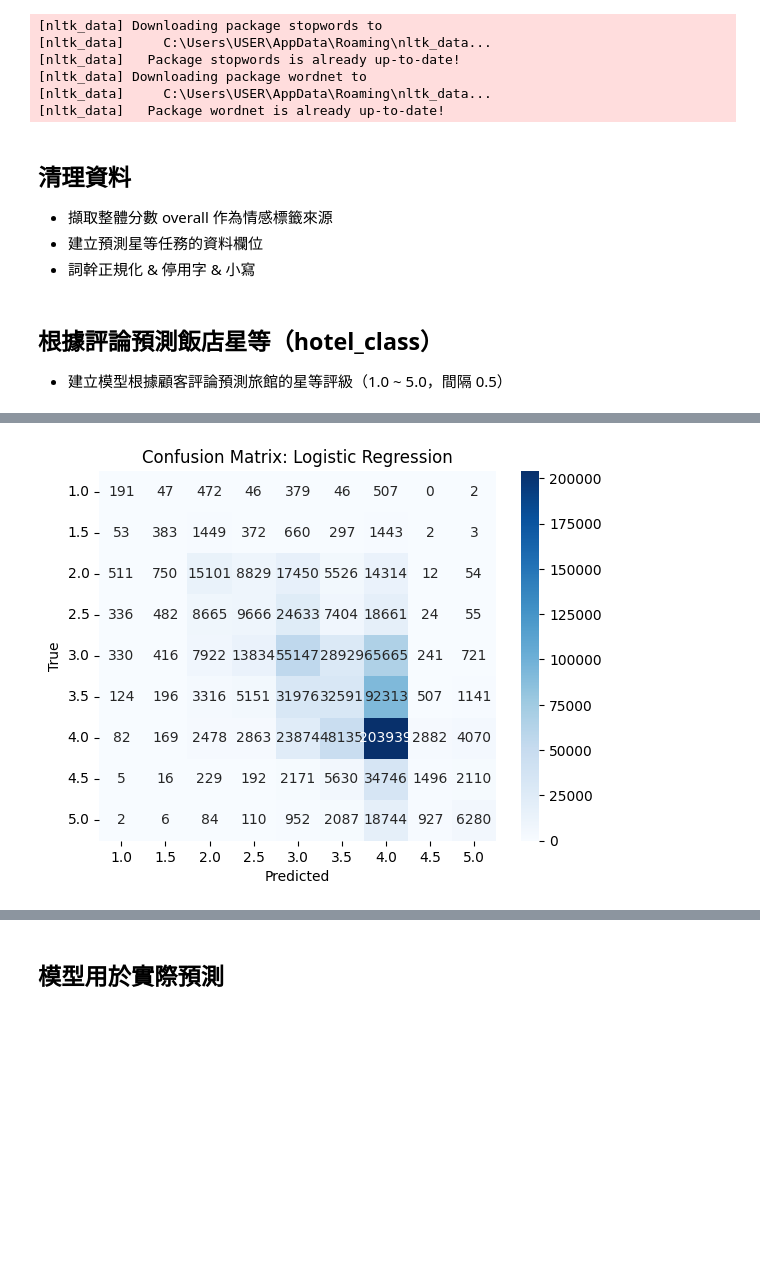
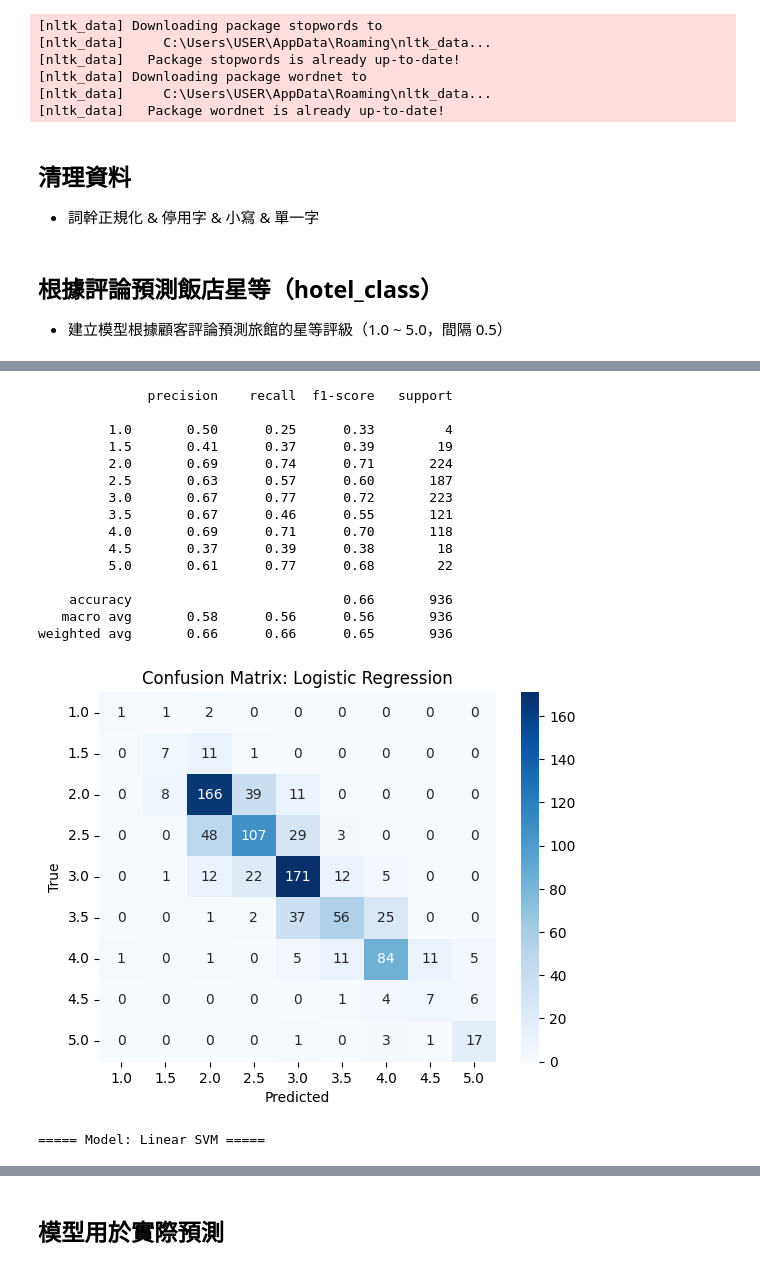
Before and after one commit to RyonnKuo/hotel-ranking-predict-with-reviews, a Jupyter notebook: predictHotelRankingWithText.ipynb, the cells around one changed output, grey strips where cells are left out. Drawn from its saved outputs; the diff is of its cells as text; code cells hidden in the pictures; blank space fills up the shorter version.

Commit message:
LDA & predict hotel_class

```diff
--- a/predictHotelRankingWithText.ipynb
+++ b/predictHotelRankingWithText.ipynb
@@ -34,21 +35,9 @@ merged = review.merge(offering, left_on='offering_id', right_on='id', suffixes=(
 [nltk_data]   Package wordnet is already up-to-date!
 # %% [markdown]
 ## 清理資料
-- 擷取整體分數 overall 作為情感標籤來源
-- 建立預測星等任務的資料欄位
-- 詞幹正規化 & 停用字 & 小寫
+- 詞幹正規化 & 停用字 & 小寫 & 單一字
 # %%
-def extract_overall(r):
-    try:
-        return ast.literal_eval(r).get('overall', None)
-    except:
-        return None
-
-merged['overall_rating'] = merged['ratings'].apply(extract_overall)
-
-
 merged['text'] = merged['text'].astype(str)
-
 lemmatizer = WordNetLemmatizer()
 stop_words = set(stopwords.words('english'))
 
@@ -56,7 +45,7 @@ def preprocess(text):
     text = text.lower()
     text = re.sub(r'[^a-z ]', ' ', text)
     tokens = text.split()
-    tokens = [lemmatizer.lemmatize(word) for word in tokens if word not in stop_words]
+    tokens = [lemmatizer.lemmatize(word) for word in tokens if word not in stop_words and len(word)>1]
     return ' '.join(tokens)
 
 merged['clean_text'] = merged['text'].apply(preprocess)
@@ -66,32 +55,54 @@ merged['clean_text'] = merged['text'].apply(preprocess)
 - 建立模型根據顧客評論預測旅館的星等評級（1.0 ~ 5.0，間隔 0.5）
 # %%
 # 準備資料
-X = merged['clean_text']
-y = merged['hotel_class'].astype(str)
+# 以 offering_id 為單位彙整所有評論文字
+# hotel_texts
+hotel_texts = merged.groupby('offering_id')['clean_text'].apply(lambda x: ' '.join(x.dropna()))
+# hotel_labels
+hotel_labels = merged.groupby('offering_id')['hotel_class'].first()
+# 特徵與標籤
+# X = merged['clean_text']
+# y = merged['hotel_class'].astype(str)
+X = hotel_texts.values
+y = hotel_labels.astype(str).values
 
-# 建立向量器與模型
-# 要加比較的話在這裡
+from sklearn.model_selection import train_test_split
+from sklearn.naive_bayes import MultinomialNB
+from sklearn.ensemble import RandomForestClassifier
+
+# 切分資料集：70% 訓練，30% 測試
+X_train_raw, X_test_raw, y_train, y_test = train_test_split(X, y, test_size=0.3, random_state=42, stratify=y)
+
+# 向量化訓練資料
 vectorizer = CountVectorizer(max_features=1000, stop_words='english')
+X_train = vectorizer.fit_transform(X_train_raw)
+X_test = vectorizer.transform(X_test_raw)
+
+# 比較模型效能
 models = [
     ("Logistic Regression", LogisticRegression(max_iter=1000)),
+    ("Linear SVM", LinearSVC()),
+    ("Naive Bayes", MultinomialNB()),
+    ("Random Forest", RandomForestClassifier(n_estimators=100, random_state=42))
 ]
 
-# 封裝訓練與評估函式
 results = {}
+
 for name, clf in models:
-    print(f"\n===== Hotel Class Prediction with {name} =====")
-    vec_X = vectorizer.fit_transform(X)
-    y_pred = cross_val_predict(clf, vec_X, y, cv=5)
-    print(classification_report(y, y_pred))
+    print(f"\n===== Model: {name} =====")
+    clf.fit(X_train, y_train)
+    y_pred = clf.predict(X_test)
 
-    cm = confusion_matrix(y, y_pred, labels=sorted(y.unique()))
+    print(classification_report(y_test, y_pred))
+
+    cm = confusion_matrix(y_test, y_pred, labels=sorted(np.unique(y)))
     fig, ax = plt.subplots()
-    sns.heatmap(cm, annot=True, fmt="d", cmap=plt.cm.Blues, xticklabels=sorted(y.unique()), yticklabels=sorted(y.unique()))
+    sns.heatmap(cm, annot=True, fmt="d", cmap=plt.cm.Blues, xticklabels=sorted(np.unique(y)), yticklabels=sorted(np.unique(y)))
     ax.set_title(f"Confusion Matrix: {name}")
     ax.set_xlabel("Predicted")
     ax.set_ylabel("True")
     plt.yticks(rotation=0)
     plt.show()
 
-    results[name] = classification_report(y, y_pred, output_dict=True)
+    results[name] = classification_report(y_test, y_pred, output_dict=True)
 # %% [output]
@@ -114 +117,17 @@ weighted avg       0.35      0.38      0.35    843624
+              precision    recall  f1-score   support
+
+         1.0       0.50      0.25      0.33         4
+         1.5       0.41      0.37      0.39        19
+         2.0       0.69      0.74      0.71       224
+         2.5       0.63      0.57      0.60       187
+         3.0       0.67      0.77      0.72       223
+         3.5       0.67      0.46      0.55       121
+         4.0       0.69      0.71      0.70       118
+         4.5       0.37      0.39      0.38        18
+         5.0       0.61      0.77      0.68        22
+
+    accuracy                           0.66       936
+   macro avg       0.58      0.56      0.56       936
+weighted avg       0.66      0.66      0.65       936
-[figure, old version]
+[figure, new version]
+===== Model: Linear SVM =====
```
Also changed, not shown: parts of 3 cells of this notebook, 1 other file.
